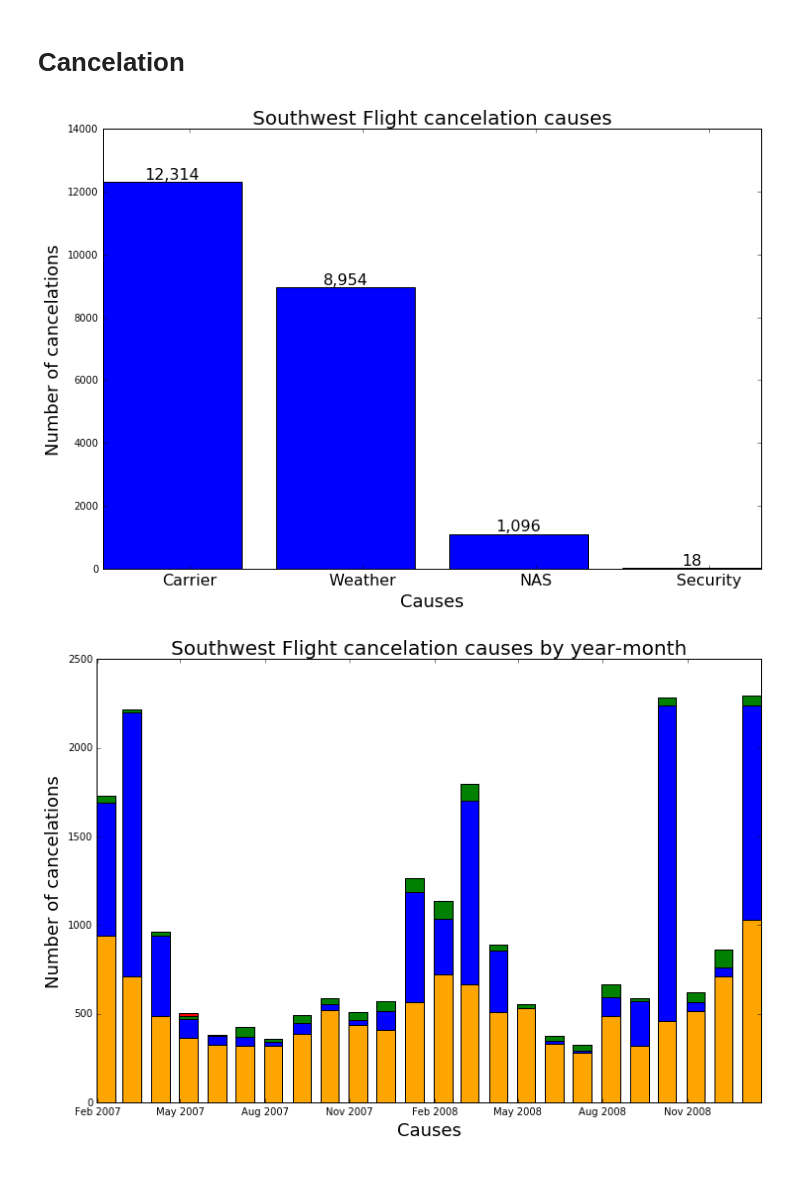
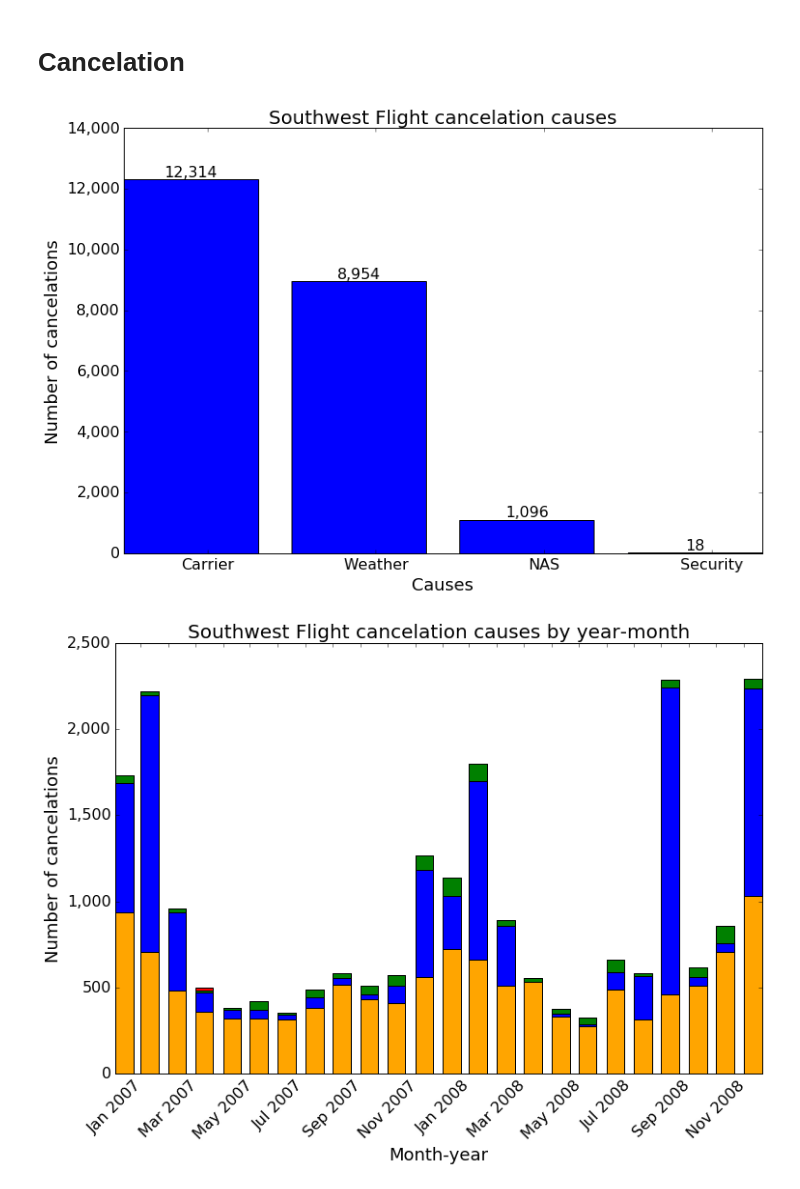
Before and after one commit to Zibski/Airline-on-time, a Jupyter notebook: Data Exploration.ipynb, the cells around one changed output. Cells and saved outputs as stored; diff of their text form; code cells hidden in the pictures.

Commit message:
fixed cancelation causes chart

```diff
--- a/Data Exploration.ipynb
+++ b/Data Exploration.ipynb
@@ -231,28 +232,45 @@ p = plt.bar(ind, z.values.reshape(4,))
 plt.ylabel('Number of cancelations', fontsize=18)
 plt.title('Southwest Flight cancelation causes', fontsize=20)
 plt.xlabel('Causes', fontsize=18)
-
+plt.yticks(fontsize=16)
 for bar1 in p:
     plt.gca().text(bar1.get_x() + bar1.get_width()/2,
                     bar1.get_height() + 100, format(int(bar1.get_height()), ','),
                     ha='center', color='black', fontsize=16)
 
+ax = plt.gca()
+ax.get_yaxis().set_major_formatter(
+    matplotlib.ticker.FuncFormatter(lambda x, p: format(int(x), ',')))
+
 plt.show()
 # %% [output]
-[figure, old version]
+[figure, new version]
 # %%
 g = df[['CarrierCancelation','WeatherCancelation', 'NasCancelation', 'SecurityCancelation']].groupby(pd.Grouper(freq="M"))
 g = g.sum()
 
 plt.figure(figsize=(12, 8))
-plt.bar(g.index, g['CarrierCancelation'].values, width=20, color='orange')
-plt.bar(g.index, g['WeatherCancelation'].values, width=20, bottom=carrier.values, color='blue')
-plt.bar(g.index, g['NasCancelation'].values, width=20, bottom = (carrier.values+weather.values), color='green')
-plt.bar(g.index, g['SecurityCancelation'].values, width=20,
+b = plt.bar(g.index, g['CarrierCancelation'].values, width=20, color='orange')
+b = plt.bar(g.index, g['WeatherCancelation'].values, width=20, bottom=carrier.values, color='blue')
+b = plt.bar(g.index, g['NasCancelation'].values, width=20, bottom = (carrier.values+weather.values), color='green')
+b = plt.bar(g.index, g['SecurityCancelation'].values, width=20,
        bottom = (carrier.values+weather.values+nas.values), color='red')
 plt.title('Southwest Flight cancelation causes by year-month', fontsize=20)
 plt.ylabel('Number of cancelations', fontsize=18)
-plt.xlabel('Causes', fontsize=18)
+plt.xlabel('Month-year', fontsize=18)
+plt.xticks(fontsize=16, rotation=45)
+plt.yticks(fontsize=16)
+ax = plt.gca()
+ax.get_yaxis().set_major_formatter(
+    matplotlib.ticker.FuncFormatter(lambda x, p: format(int(x), ',')))
+plt.xticks(g.index.values)
+
+for label in ax.get_xaxis().get_ticklabels():
+    label.set_visible(False)
+
+for label in ax.get_xaxis().get_ticklabels()[::2]:
+    label.set_visible(True)
+
 plt.show()
 # %% [output]
-[figure, old version]
+[figure, new version]
```
Also changed, not shown: parts of 1 cell of this notebook.
